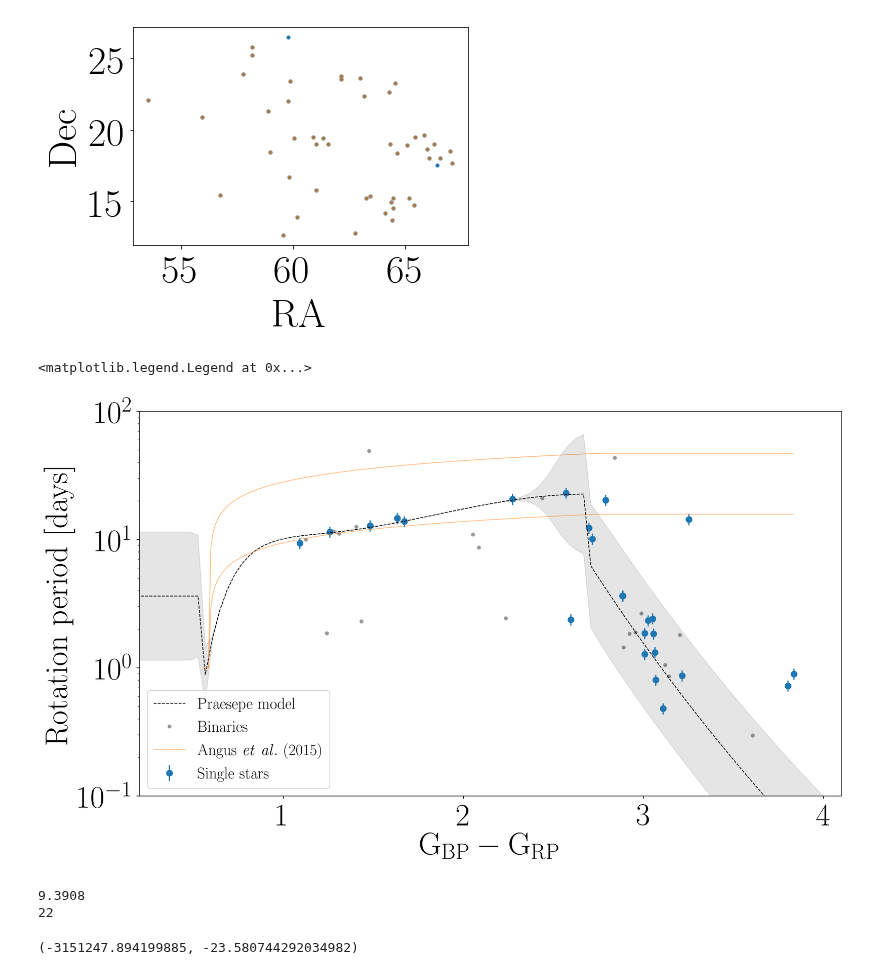
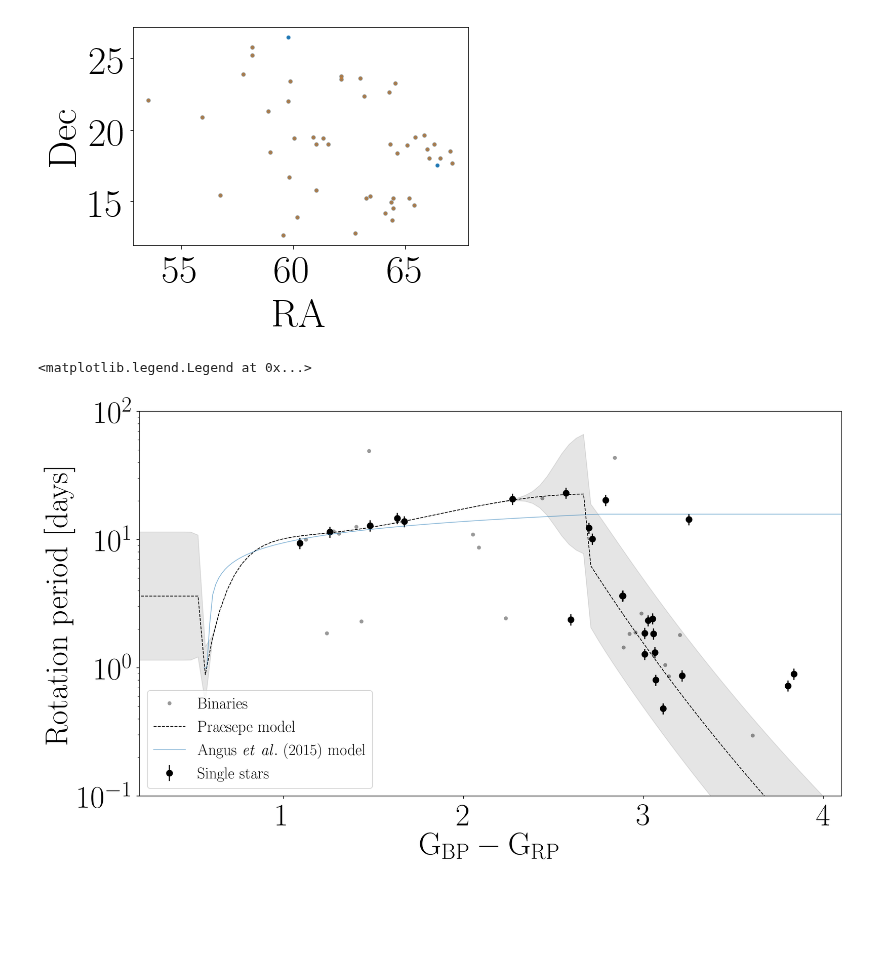
Before and after one commit to RuthAngus/stardate, a Jupyter notebook: paper/code/Hyades.ipynb, the cells around one changed output. Cells and saved outputs as stored; diff of their text form; code cells hidden in the pictures; blank space fills up the shorter version.

```diff
--- a/paper/code/Hyades.ipynb
+++ b/paper/code/Hyades.ipynb
@@ -162,6 +128,20 @@ plt.rcParams.update(plotpar)
 
 import stardate.lhf as sdl
 
+plt.figure(figsize=(16, 9), dpi=200)
+
+binary = df.Binary.values == "Y"
+plt.errorbar(df.bp[~binary] - df.rp[~binary], df.prot[~binary],
+             yerr=.1*df.prot[~binary], fmt="k.", ms=15, zorder=1,
+             label="$\mathrm{Single~stars}$")
+
+# Plot confirmed binarys
+plt.plot(df.bp[binary] - df.rp[binary], df.prot[binary], ".", color=".6", ms=8, zorder=0,
+         label="$\mathrm{Binaries}$")
+
+from tools import bprp_2_bv
+import stardate.lhf as sdl
+
 xs = np.linspace(0, 4, 100)
 log_periods_praesepe, log_periods_sun, log_sigs = [np.zeros_like(xs) for i in range(3)]
 for i, _x in enumerate(xs):
@@ -169,63 +149,41 @@ for i, _x in enumerate(xs):
     log_periods_sun[i] = sdl.gyro_model_praesepe(np.log10(4.56*1e9), _x)
     log_sigs[i] = sdl.sigma(355, 9, 0., _x, model="praesepe")
 
-plt.figure(figsize=(16, 9), dpi=200)
 
 plt.plot(xs, 10**log_periods_praesepe, color="k", lw=1, ls="--", zorder=3, ms=35, rasterized=True,
         label="$\mathrm{Praesepe~model}$")
 plt.fill_between(xs, 10**(log_periods_praesepe - log_sigs),
                  10**(log_periods_praesepe + log_sigs), color="k", alpha=.1, rasterized=True)
 # plt.plot(xs, 10**log_periods_sun, color="k", lw=1, ls="--", zorder=0, rasterized=True)
 # plt.fill_between(xs, 10**(log_periods_sun - log_sigs),
 #                  10**(log_periods_sun + log_sigs), color="k", alpha=.1, rasterized=True)
 
-binary = df.Binary.values == "Y"
-plt.errorbar(df.bp[~binary] - df.rp[~binary], df.prot[~binary],
-             yerr=.1*df.prot[~binary], fmt=".", ms=15, zorder=1,
-             label="$\mathrm{Single~stars}$")
-
-# Plot confirmed binarys
-plt.plot(df.bp[binary] - df.rp[binary], df.prot[binary], ".", color=".6", ms=8, zorder=0,
-         label="$\mathrm{Binaries}$")
-
-from tools import bprp_2_bv
-import stardate.lhf as sdl
 
 # Plot Angus (2015) model.
-xs = np.linspace(-.15, .6, 100)
+xs = np.linspace(-.15, .8, 100)
 bv, log_periods_praesepe, log_periods_sun, log_sigs = [np.zeros_like(xs) for i in range(4)]
 for i, _x in enumerate(xs):
     bv[i] = bprp_2_bv(10**_x)
     log_periods_praesepe[i] = sdl.gyro_model(np.log10(625*1e6), bv[i])
     log_periods_sun[i] = sdl.gyro_model(np.log10(4.56*1e9), bv[i])
     log_sigs[i] = sdl.sigma(355, 9, 0, bv[i])
 
-plt.plot(10**xs-.15, 10**log_periods_praesepe, color="C1", lw=1, zorder=3, ms=35, rasterized=True,
-        alpha=.5)
-plt.plot(10**xs-.15, 10**log_periods_sun, color="C1", lw=1, zorder=0, rasterized=True,
-         label="$\mathrm{Angus~{\it et~al.}~(2015)}$", alpha=.5)
+plt.plot(10**xs-.15, 10**log_periods_praesepe, color="C0", lw=1, zorder=3, ms=35, rasterized=True,
+        label="$\mathrm{Angus~{\it et~al.}~(2015)~model}$", alpha=.5)
+# plt.plot(10**xs-.15, 10**log_periods_sun, color="C0", lw=1, zorder=0, rasterized=True,
+#          , alpha=.5)
 
 
 plt.yscale("log")
 plt.ylim(.1, 100)
 plt.xlim(.2, 4.1)
 plt.xlabel("$\mathrm{G_{BP} - G_{RP}}$")
 plt.ylabel("$\mathrm{Rotation~period~[days]}$")
 plt.legend()
 # %% [output]
 <matplotlib.legend.Legend at 0x...>
-[figure, old version]
+[figure, new version]
 # %%
 df.to_csv("data/hyades.csv")
 df_singles = df.iloc[~binary]
 df_singles.to_csv("data/hyades_single.csv")
-# %%
-import stardate as sd
-i = np.arange(len(df_singles))[df_singles.bp.values
-                               - df_singles.rp.values
-                               == min(df_singles.bp.values - df_singles.rp.values)][0]
-print(df_singles.prot.values[i])
-print(i)
-# %% [output]
-9.3908
-22
@@ -242,11 +189,0 @@ star = sd.Star(iso_params, prot=df_singles.prot.values[i],
-# %%
-from stardate.lhf import lnprob
-from isochrones import StarModel, get_ichrone
-bands = ["B", "V", "J", "H", "K", "BP", "RP"]
-mist = get_ichrone("mist", bands=bands)
-
-mod = StarModel(mist, **iso_params)
-args = [mod, df.prot.values[i], df.prot.values[i]*.1, False, True, "praesepe"]
-print(lnprob(inits, *args))
-# %% [output]
-(-3151247.894199885, -23.580744292034982)
```
Also changed, not shown: parts of 12 cells of this notebook.
